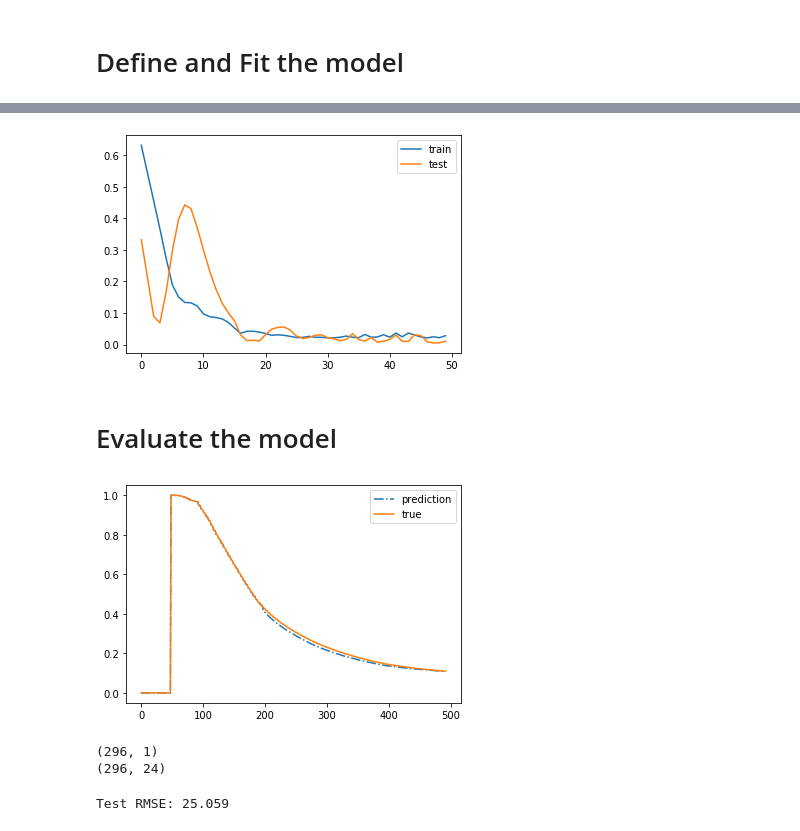
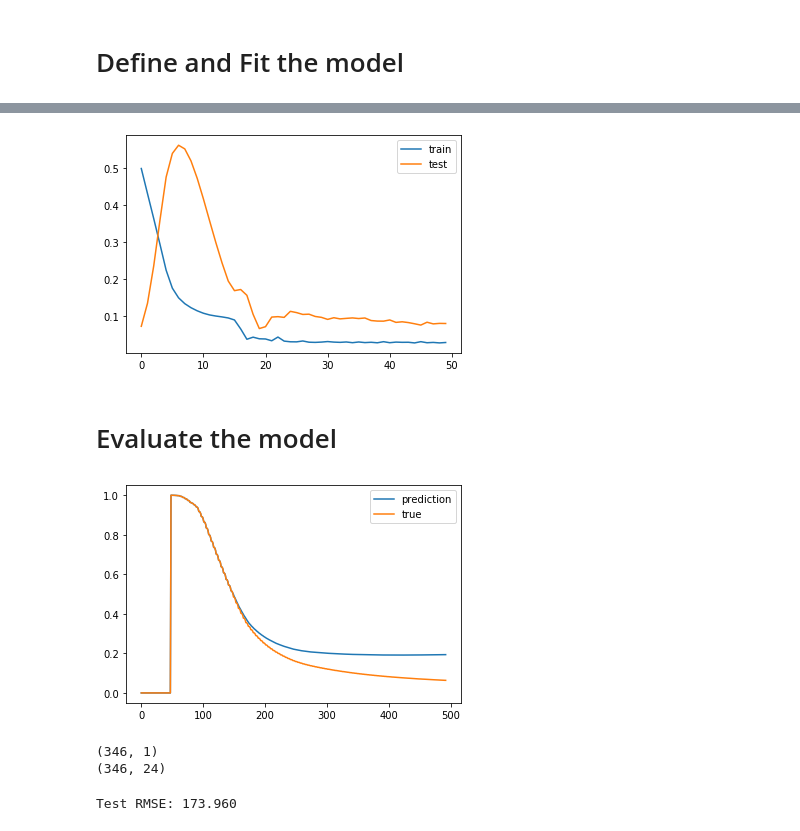
Before and after one commit to Pigrabbit/lstm, a Jupyter notebook: lstm_brugge.ipynb, the cells around one changed output, grey strips where cells are left out. Cells and saved outputs as stored; diff of their text form; code cells hidden in the pictures.

Commit message:
Edit visualization

```diff
--- a/lstm_brugge.ipynb
+++ b/lstm_brugge.ipynb
@@ -221,7 +201,7 @@ def series_to_supervised(dataframe, n_in=1, n_out=1, dropnan=True):
 from sklearn.preprocessing import MinMaxScaler
 
 scaler = MinMaxScaler()
-target_df = dic_wells['20']['1']
+target_df = dic_wells['20']['103']
 
 reframed = series_to_supervised(target_df, n_in=5, n_out=1)
 reframed.loc[:, :] = scaler.fit_transform(reframed.loc[:, :])
@@ -249,9 +229,8 @@ date                                                ...
 training set과 test set을 분리하자.
 # %%
 eff_time_step = len(reframed[['var1(t)']])
-train_size = int(0.4 * eff_time_step)
+train_size = int(0.3 * eff_time_step)
 test_size = eff_time_step - train_size
-print("Train size: {}, Test size: {}".format(train_size, test_size))
 
 data_to_numpy = reframed.to_numpy()
 train, test = data_to_numpy[:train_size, :], data_to_numpy[train_size:, :]
@@ -307,7 +301,7 @@ plt.plot(history.history['val_loss'], label='test')
 plt.legend()
 plt.show()
 # %% [output]
-[figure, old version]
+[figure, new version]
 # %% [markdown]
 # Evaluate the model
 # %%
@@ -317,16 +313,17 @@ test_X = test_X.reshape(test_X.shape[0], input_timesteps * input_dimension)
 # %%
 evaluate_array = np.array([
     np.concatenate((train_y, y_hat), axis=None),
+#     y_hat.flatten(),
     np.concatenate((train_y, test_y), axis=None)
 ])
 df = pd.DataFrame(data=evaluate_array.T, columns=['prediction', 'true'])
 
-plt.plot(df[['prediction']], linestyle='-.', label='prediction')
+plt.plot(df[['prediction']], linestyle='-', label='prediction')
 plt.plot(df[['true']], linestyle='-',label = 'true')
 plt.legend()
 plt.show()
 # %% [output]
-[figure, old version]
+[figure, new version]
 # %%
 # invert scaling for forecast
 inv_y_hat = np.concatenate((y_hat, test[:, 1:]), axis = 1)
@@ -344,8 +341,8 @@ inv_y = np.concatenate((test_y, test[:, 1:]), axis=1)
 inv_y = scaler.inverse_transform(inv_y)
 inv_y = inv_y[:, 0]
 # %% [output]
-(296, 1)
-(296, 24)
+(346, 1)
+(346, 24)
 # %%
 # calculate RMSE
 from math import sqrt
@@ -354,4 +351,4 @@ from sklearn.metrics import mean_squared_error
 rmse = sqrt(mean_squared_error(inv_y, inv_y_hat))
 print('Test RMSE: %.3f' % rmse)
 # %% [output]
-Test RMSE: 25.059
+Test RMSE: 173.960
```
Also changed, not shown: parts of 9 cells of this notebook, 2 other files.
